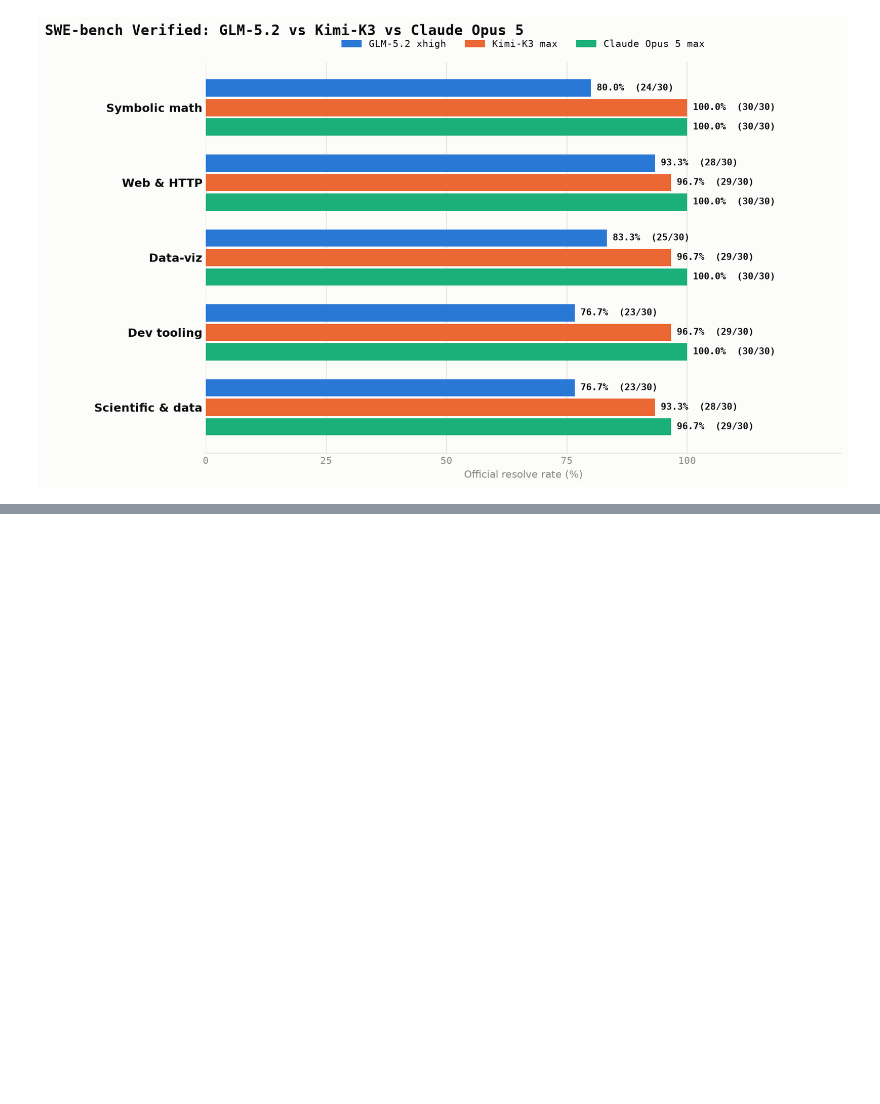
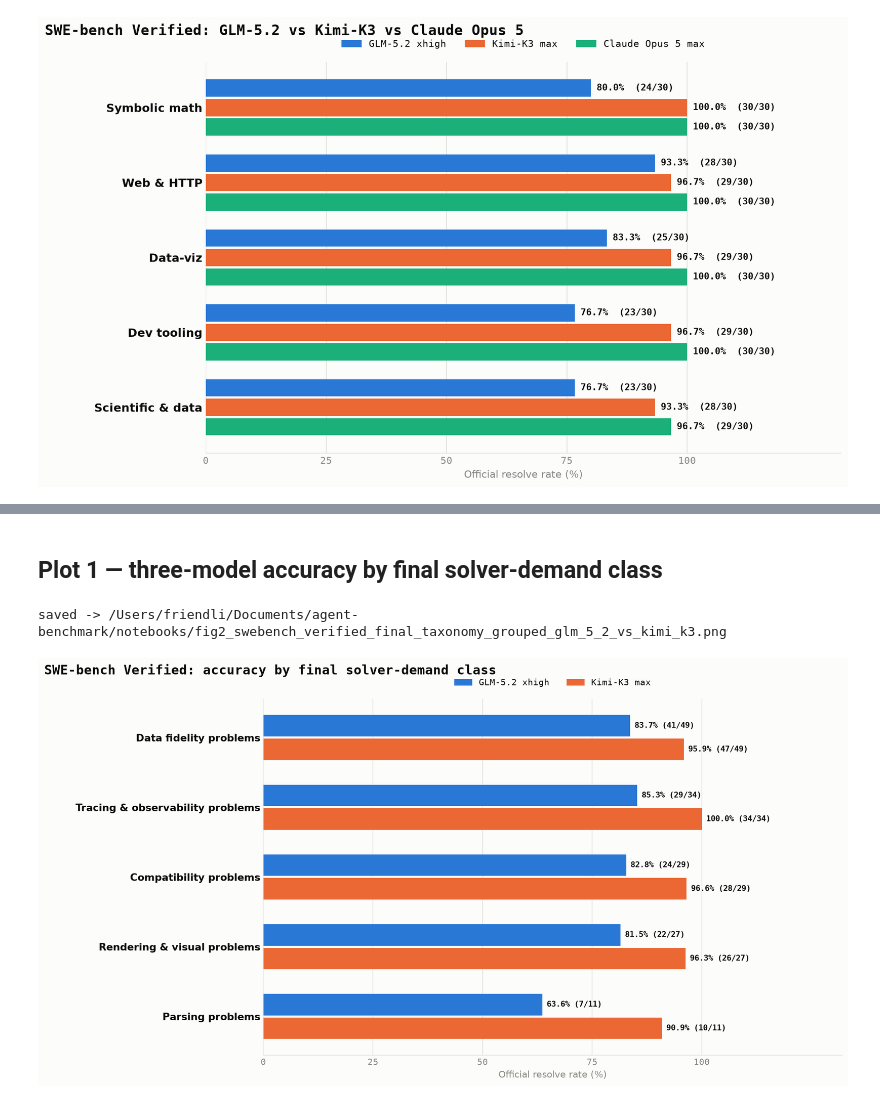
Before and after one commit to sen-37290/agent-benchmark, a Jupyter notebook: notebooks/fig2_swebench_verified_glm_5_2_vs_kimi_k3_vs_claude_opus_5.ipynb, the cells around one changed output, grey strips where cells are left out. Cells and saved outputs as stored; diff of their text form; code cells hidden in the pictures; blank space fills up the shorter version.

Commit message:
Update benchmark analysis notebooks and plotting scripts

```diff
--- a/notebooks/fig2_swebench_verified_glm_5_2_vs_kimi_k3_vs_claude_opus_5.ipynb
+++ b/notebooks/fig2_swebench_verified_glm_5_2_vs_kimi_k3_vs_claude_opus_5.ipynb
@@ -180,0 +217,41 @@ saved -> /Users/friendli/Documents/agent-benchmark/notebooks/fig2_swebench_verif
+# %% [markdown]
+## Plot 1 — three-model accuracy by final solver-demand class
+# %%
+fig, ax = plt.subplots(figsize=(13.2, 7.4), dpi=150)
+fig.patch.set_facecolor(SURFACE); ax.set_facecolor(SURFACE)
+
+# Reverse because barh renders the first category at the bottom.
+plot_domains = list(reversed(CLASS_ORDER))
+height = 0.34
+offsets = [height / 2, -height / 2]
+for yi, domain in enumerate(plot_domains):
+    for (model, config), offset in zip(PLOT_MODELS.items(), offsets):
+        row = taxonomy_scores[(taxonomy_scores.model == model) & (taxonomy_scores.domain == domain)].iloc[0]
+        ax.barh(yi + offset, row.rate_pct, height=height - 0.03, color=config['color'], zorder=3)
+        ax.text(row.rate_pct + 1.0, yi + offset,
+                f'{row.rate_pct:.1f}% ({row.resolved}/{row.total})',
+                va='center', ha='left', fontsize=9.1, color=INK,
+                fontfamily=MONO, fontweight='bold')
+
+ax.set_yticks(range(len(plot_domains)))
+ax.set_yticklabels(plot_domains, fontsize=11.5, fontweight='bold', color=INK)
+ax.set_xlim(0, 132); ax.set_xticks([0, 25, 50, 75, 100])
+ax.set_xticklabels(['0', '25', '50', '75', '100'], fontsize=10, color=MUTED, fontfamily=MONO)
+ax.set_xlabel('Official resolve rate (%)', fontsize=10.5, color=MUTED)
+ax.xaxis.grid(True, color=GRID, lw=0.8, zorder=0); ax.set_axisbelow(True)
+for side in ('top', 'right', 'left'): ax.spines[side].set_visible(False)
+ax.spines['bottom'].set_color(GRID); ax.tick_params(length=0)
+ax.legend(handles=[Patch(color=config['color'], label=model) for model, config in PLOT_MODELS.items()],
+          loc='lower center', bbox_to_anchor=(0.5, 1.01), ncol=2,
+          frameon=False, fontsize=10.5, prop={'family': MONO}, labelcolor=INK)
+fig.text(0.005, 0.955, 'SWE-bench Verified: accuracy by final solver-demand class',
+         fontsize=15, fontweight='bold', fontfamily=MONO, color=INK, va='top')
+fig.subplots_adjust(left=0.27, right=0.97, top=0.88, bottom=0.11)
+
+out = REPO / 'notebooks/fig2_swebench_verified_final_taxonomy_grouped_glm_5_2_vs_kimi_k3.png'
+fig.savefig(out, facecolor=SURFACE, bbox_inches='tight')
+print(f'saved -> {out}')
+plt.show()
+# %% [output]
+saved -> /Users/friendli/Documents/agent-benchmark/notebooks/fig2_swebench_verified_final_taxonomy_grouped_glm_5_2_vs_kimi_k3.png
+[figure, added]
```
Also changed, not shown: parts of 5 cells of this notebook, 3 other files.
